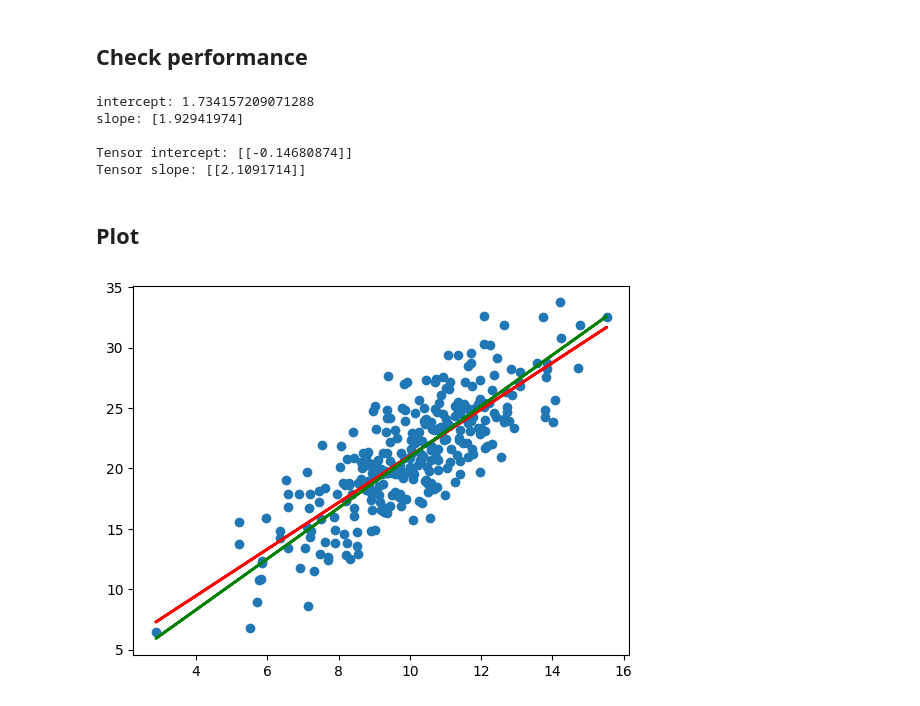
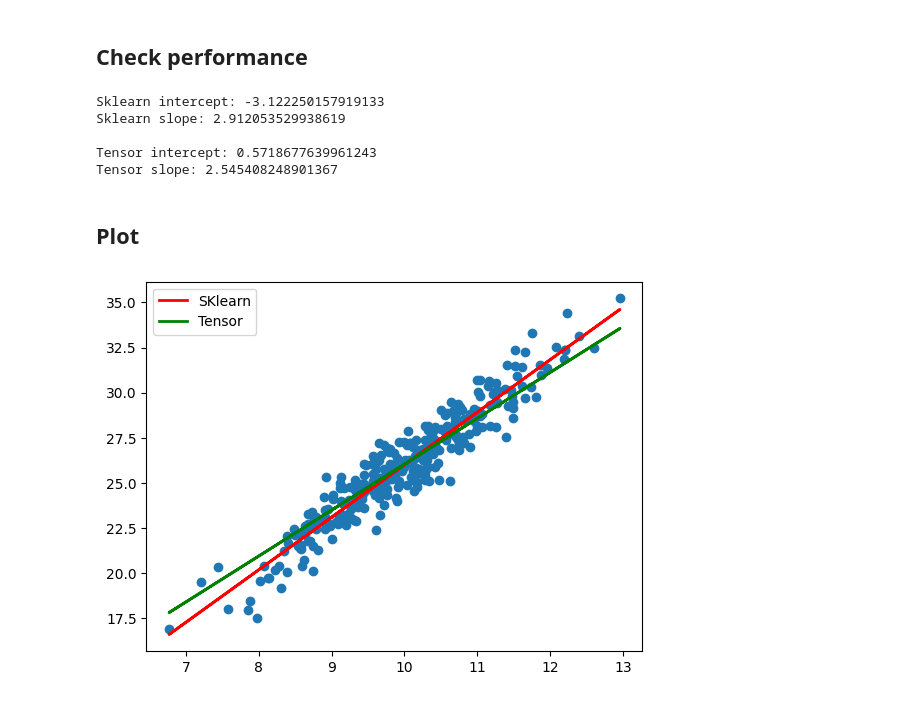
Before and after one commit to CPerezRuiz335/giagrad, a Jupyter notebook: Demo.ipynb, the cells around one changed output. Drawn from its saved outputs; the diff is of its cells as text; code cells hidden in the pictures.

```diff
--- a/Demo.ipynb
+++ b/Demo.ipynb
@@ -36,0 +27,9 @@ plt.show()
+# %%
+np.random.seed(123)
+n = 300
+X = np.random.normal(10, 1, n)
+b = -4
+y = 3 * X + b + np.random.normal(0, 1, n)
+
+plt.scatter(X, y)
+plt.show()
@@ -58,23 +60,24 @@ for k in (prog_bar := tqdm(range(200))):
 # %%
 from sklearn.linear_model import LinearRegression
 sk_model = LinearRegression().fit(X.reshape((-1,1)), y)
-print(f"intercept: {sk_model.intercept_}")
-print(f"slope: {sk_model.coef_}")
+print(f"Sklearn intercept: {sk_model.intercept_}")
+print(f"Sklearn slope: {float(sk_model.coef_)}")
 print()
-print(f"Tensor intercept: {model.b.data}")
-print(f"Tensor slope: {model.w.data}")
+print(f"Tensor intercept: {float(model.b.data)}")
+print(f"Tensor slope: {float(model.w.data)}")
 # %% [output]
-intercept: 1.734157209071288
-slope: [1.92941974]
+Sklearn intercept: -3.122250157919133
+Sklearn slope: 2.912053529938619
 
-Tensor intercept: [[-0.14680874]]
-Tensor slope: [[2.1091714]]
+Tensor intercept: 0.5718677639961243
+Tensor slope: 2.545408248901367
 # %% [markdown]
 ## Plot
 # %%
-plt.scatter(X, y)
 plt.plot(X, sk_model.coef_*X+sk_model.intercept_, color='red', linewidth=2)
 plt.plot(X, model.w.data[0]*X+model.b.data[0], color='green',  linewidth=2)
+plt.legend(['SKlearn', 'Tensor'])
+plt.scatter(X, y)
 plt.show()
 # %% [output]
-[figure, old version]
+[figure, new version]
```
Also changed, not shown: parts of 4 cells of this notebook, 5 other files.
